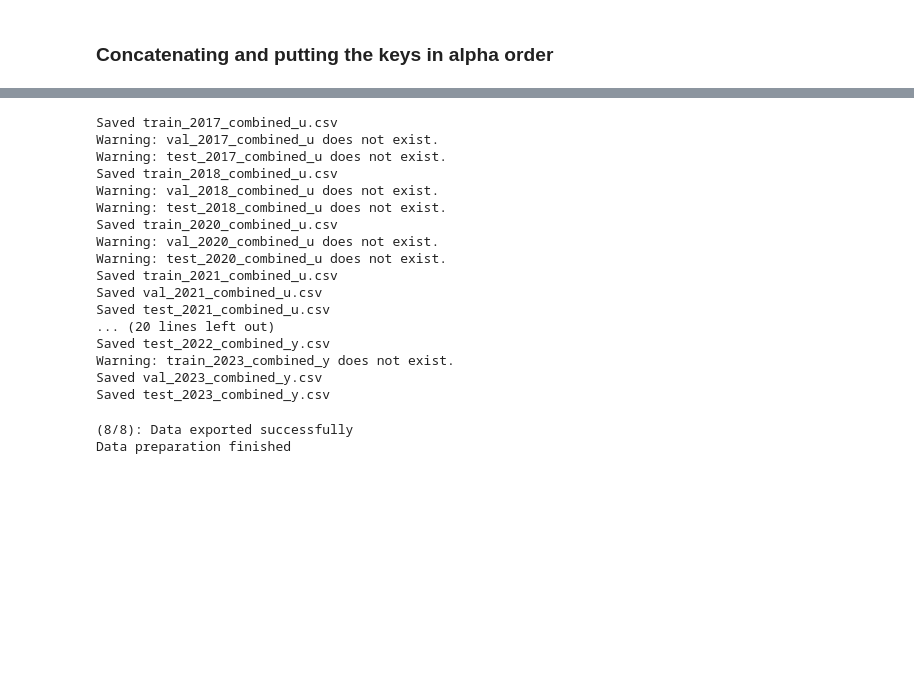
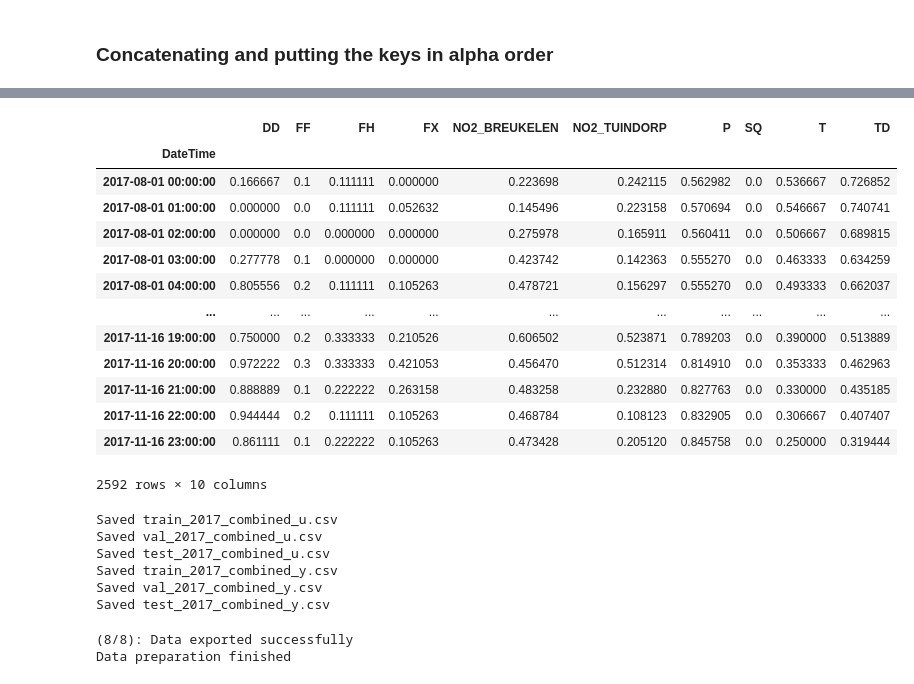
Before and after one commit to CodingMonkey17/forecasting_smog_PEML, a Jupyter notebook: src/preprocess.ipynb, the cells around one changed output, grey strips where cells are left out. Saved outputs shown, nothing was run; the diff lists cells and outputs as text; code cells hidden in the pictures; blank space fills up the shorter version.

```diff
--- a/src/preprocess.ipynb
+++ b/src/preprocess.ipynb
@@ -1100,0 +1013,7 @@ frame dict added NO2_test_2021 for Breukelen
+# %%
+input_keys = []
+for pollutant in pollutants:
+    input_keys.append(f"{pollutant}_TUINDORP")
+    input_keys.append(f"{pollutant}_BREUKELEN")
+    input_keys+=selected_weather
+input_keys
@@ -1101,3 +1022,3 @@ frame dict added NO2_test_2021 for Breukelen
 # %%
-input_keys = pollutants + selected_weather
 output_keys = pollutants
+output_keys
@@ -1107,0 +1044,11 @@ input_keys, output_keys
+# %%
+for year, splits in frames_dict_u.items():
+    for split, keys in splits.items():
+        if 'NO2' in keys:
+            no2_df = keys['NO2']
+            # Split the 'no2' dataframe into separate keys
+            for col in no2_df.columns:
+                new_key = col  # Extract the city name (e.g., 'breukelen' or 'tuindorp')
+                frames_dict_u[year][split][new_key] = no2_df[[col]]  # Add as a new key
+            del frames_dict_u[year][split]['NO2']  # Remove the original 'no2' key
+frames_dict_u[2017]['train']['NO2_BREUKELEN']
@@ -1204,14 +1216,42 @@ if LOG:
 (7/8): All data concatenations successful for years 2017, 2018, 2020, 2021, 2022
+# %%
+concat_frames_dict_u[2017]['train']
+# %% [output]
+|  | DD | FF | FH | FX | NO2_BREUKELEN | NO2_TUINDORP | P | SQ | T | TD |
+| DateTime |  |  |  |  |  |  |  |  |  |  |
+| 2017-08-01 00:00:00 | 0.166667 | 0.1 | 0.111111 | 0.000000 | 0.223698 | 0.242115 | 0.562982 | 0.0 | 0.536667 | 0.726852 |
+| 2017-08-01 01:00:00 | 0.000000 | 0.0 | 0.111111 | 0.052632 | 0.145496 | 0.223158 | 0.570694 | 0.0 | 0.546667 | 0.740741 |
+| 2017-08-01 02:00:00 | 0.000000 | 0.0 | 0.000000 | 0.000000 | 0.275978 | 0.165911 | 0.560411 | 0.0 | 0.506667 | 0.689815 |
+| 2017-08-01 03:00:00 | 0.277778 | 0.1 | 0.000000 | 0.000000 | 0.423742 | 0.142363 | 0.555270 | 0.0 | 0.463333 | 0.634259 |
+| 2017-08-01 04:00:00 | 0.805556 | 0.2 | 0.111111 | 0.105263 | 0.478721 | 0.156297 | 0.555270 | 0.0 | 0.493333 | 0.662037 |
+| ... | ... | ... | ... | ... | ... | ... | ... | ... | ... | ... |
+| 2017-11-16 19:00:00 | 0.750000 | 0.2 | 0.333333 | 0.210526 | 0.606502 | 0.523871 | 0.789203 | 0.0 | 0.390000 | 0.513889 |
+| 2017-11-16 20:00:00 | 0.972222 | 0.3 | 0.333333 | 0.421053 | 0.456470 | 0.512314 | 0.814910 | 0.0 | 0.353333 | 0.462963 |
+| 2017-11-16 21:00:00 | 0.888889 | 0.1 | 0.222222 | 0.263158 | 0.483258 | 0.232880 | 0.827763 | 0.0 | 0.330000 | 0.435185 |
+| 2017-11-16 22:00:00 | 0.944444 | 0.2 | 0.111111 | 0.105263 | 0.468784 | 0.108123 | 0.832905 | 0.0 | 0.306667 | 0.407407 |
+| 2017-11-16 23:00:00 | 0.861111 | 0.1 | 0.222222 | 0.105263 | 0.473428 | 0.205120 | 0.845758 | 0.0 | 0.250000 | 0.319444 |
+2592 rows × 10 columns
 # %%
 # Save the dataframes to data_combined/ folder. The windowing will be performed
 # by a PyTorch Dataset class in the model scripts.
 
 # Loop through each year and split to save the concatenated dataframes for Tuindorp
+if years == [2017, 2018, 2020, 2021, 2022, 2023]:
+    folder = 'all_years'
+elif years == [2017]:
+    folder = 'only_2017'
+else:
+    folder = 'unknown_years'
+
 for year in years:
     for split in splits:
         try:
             df = concat_frames_dict_u[year][split]
-            df.to_csv(f"../data/data_combined/all_years/{split}_{year}_combined_u.csv",
+            # Ensure all NO2, PM10, etc., are uniquely named for each city
+            # df = df.rename(columns=lambda col: f"{col}_TUINDORP" if col in pollutants else col)
+            # df = df.rename(columns=lambda col: f"{col}_BREUKELEN" if col in pollutants else col)
+
+            df.to_csv(f"../data/data_combined/{folder}/{split}_{year}_combined_u.csv",
                       index=True, sep=';', decimal='.', encoding='utf-8')
             print(f"Saved {split}_{year}_combined_u.csv")
         except KeyError:
@@ -1222,29 +1262,18 @@ for year in years:
     for split in splits:
         try:
             df = concat_frames_dict_y[year][split]
-            df.to_csv(f"../data/data_combined/all_years/{split}_{year}_combined_y.csv",
+            df.to_csv(f"../data/data_combined/{folder}/{split}_{year}_combined_y.csv",
                       index=True, sep=';', decimal='.', encoding='utf-8')
             print(f"Saved {split}_{year}_combined_y.csv")
         except KeyError:
             print(f"Warning: {split}_{year}_combined_y does not exist.")
 # %% [output]
 Saved train_2017_combined_u.csv
-Warning: val_2017_combined_u does not exist.
-Warning: test_2017_combined_u does not exist.
-Saved train_2018_combined_u.csv
-Warning: val_2018_combined_u does not exist.
-Warning: test_2018_combined_u does not exist.
-Saved train_2020_combined_u.csv
-Warning: val_2020_combined_u does not exist.
-Warning: test_2020_combined_u does not exist.
-Saved train_2021_combined_u.csv
-Saved val_2021_combined_u.csv
-Saved test_2021_combined_u.csv
-... (20 lines left out)
-Saved test_2022_combined_y.csv
-Warning: train_2023_combined_y does not exist.
-Saved val_2023_combined_y.csv
-Saved test_2023_combined_y.csv
+Saved val_2017_combined_u.csv
+Saved test_2017_combined_u.csv
+Saved train_2017_combined_y.csv
+Saved val_2017_combined_y.csv
+Saved test_2017_combined_y.csv
 # %%
 if LOG:
     print('(8/8): Data exported successfully')
```
Also changed, not shown: parts of 44 cells of this notebook, 1 other file.
